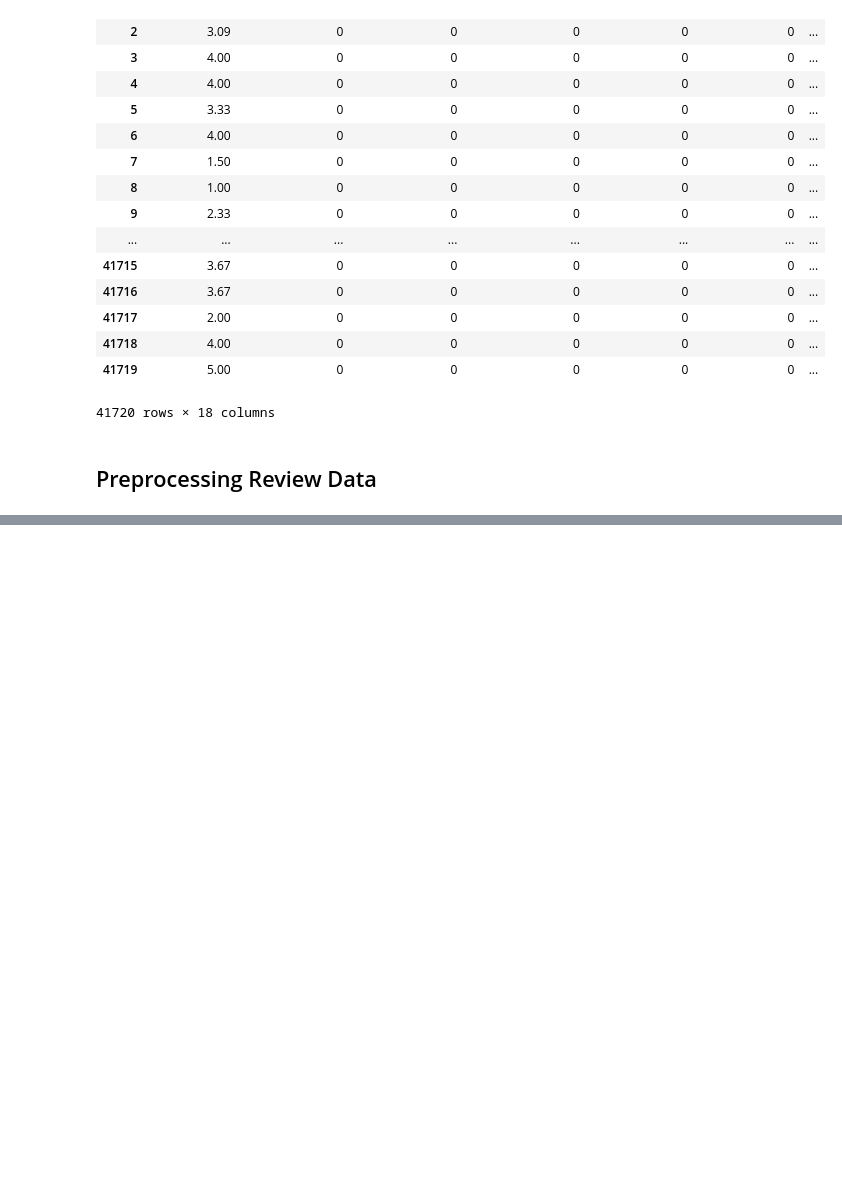
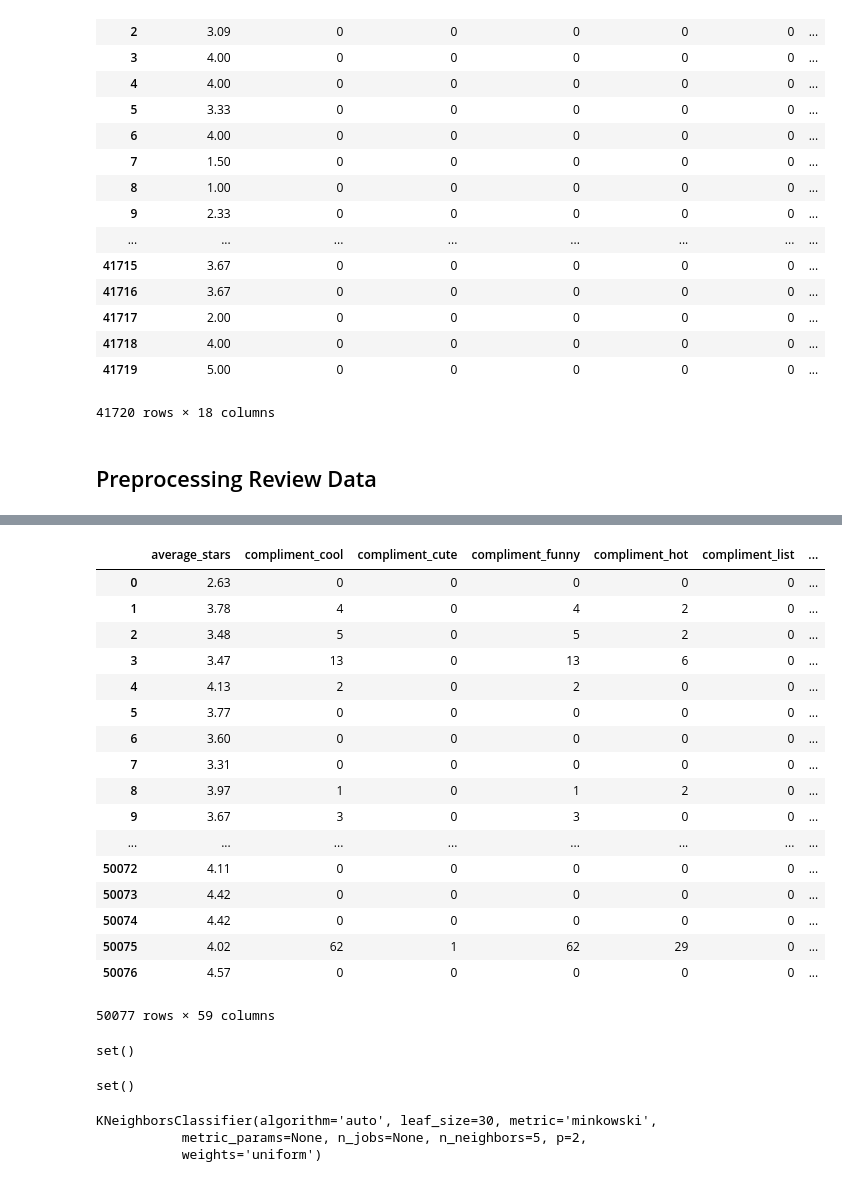
Before and after one commit to kenqgu/CS-145-Yelp-Rating-Predictor, a Jupyter notebook: Preprocessing Notebook.ipynb, the cells around one changed output, grey strips where cells are left out. Cells and saved outputs as stored; diff of their text form; code cells hidden in the pictures; blank space fills up the shorter version.

```diff
--- a/Preprocessing Notebook.ipynb
+++ b/Preprocessing Notebook.ipynb
@@ -16,7 +16,7 @@ import numpy as np
 
 Expects the csv file to be in an "all" folder in the working directory of this notebook
 # %%
-business_df = pd.read_csv("all/business.csv")
+business_df = pd.read_csv("all/business.csv", engine="python")
 business_df_replace = business_df.copy()
 # default value to replace for ambience when it is Nan
 ambience_default = str({'romantic': False, 'intimate': False, 'classy': False, 'hipster': False, 'divey': False, 'touristy': False, 'trendy': False, 'upscale': False, 'casual': False})
@@ -292,0 +331,44 @@ validate_df
+# %%
+validate_df = pd.read_csv("all/validate_queries.csv")
+validate_df_denorm = pd.merge(validate_df, users_df_replace, how='left', on='user_id')
+validate_df_denorm = pd.merge(validate_df_denorm, business_df_replace, how='left', on='business_id')
+validate_df_denorm = validate_df_denorm.rename(columns={'stars_x': 'review_stars', 'stars_y': 'business_stars'})
+test_df_y = validate_df_denorm['review_stars']
+test_df_x = validate_df_denorm.copy()
+test_df_x.drop(['Unnamed: 0', 'review_stars', 'business_id', 'user_id'], axis=1, inplace=True)
+test_df_x
+# %% [output]
+|  | average_stars | compliment_cool | compliment_cute | compliment_funny | compliment_hot | compliment_list | ... |
+| 0 | 2.63 | 0 | 0 | 0 | 0 | 0 | ... |
+| 1 | 3.78 | 4 | 0 | 4 | 2 | 0 | ... |
+| 2 | 3.48 | 5 | 0 | 5 | 2 | 0 | ... |
+| 3 | 3.47 | 13 | 0 | 13 | 6 | 0 | ... |
+| 4 | 4.13 | 2 | 0 | 2 | 0 | 0 | ... |
+| 5 | 3.77 | 0 | 0 | 0 | 0 | 0 | ... |
+| 6 | 3.60 | 0 | 0 | 0 | 0 | 0 | ... |
+| 7 | 3.31 | 0 | 0 | 0 | 0 | 0 | ... |
+| 8 | 3.97 | 1 | 0 | 1 | 2 | 0 | ... |
+| 9 | 3.67 | 3 | 0 | 3 | 0 | 0 | ... |
+| ... | ... | ... | ... | ... | ... | ... | ... |
+| 50072 | 4.11 | 0 | 0 | 0 | 0 | 0 | ... |
+| 50073 | 4.42 | 0 | 0 | 0 | 0 | 0 | ... |
+| 50074 | 4.42 | 0 | 0 | 0 | 0 | 0 | ... |
+| 50075 | 4.02 | 62 | 1 | 62 | 29 | 0 | ... |
+| 50076 | 4.57 | 0 | 0 | 0 | 0 | 0 | ... |
+50077 rows × 59 columns
+# %%
+set(train_df_x.columns)-set(test_df_x.columns)
+# %% [output]
+set()
+# %%
+set(test_df_x.columns)-set(train_df_x.columns)
+# %% [output]
+set()
+# %%
+from sklearn.neighbors import KNeighborsClassifier
+classifier = KNeighborsClassifier(n_neighbors=5)
+classifier.fit(train_df_x.values, train_df_y.values)
+# %% [output]
+KNeighborsClassifier(algorithm='auto', leaf_size=30, metric='minkowski',
+           metric_params=None, n_jobs=None, n_neighbors=5, p=2,
+           weights='uniform')
```
Also changed, not shown: parts of 11 cells of this notebook.
